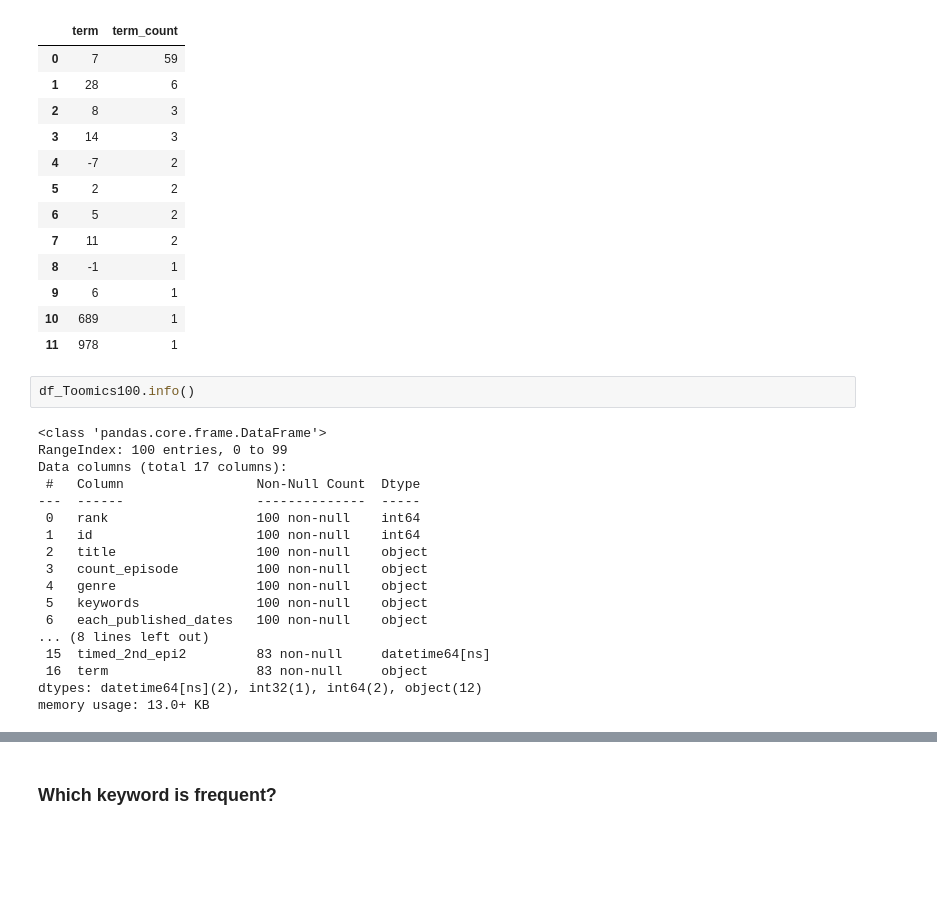
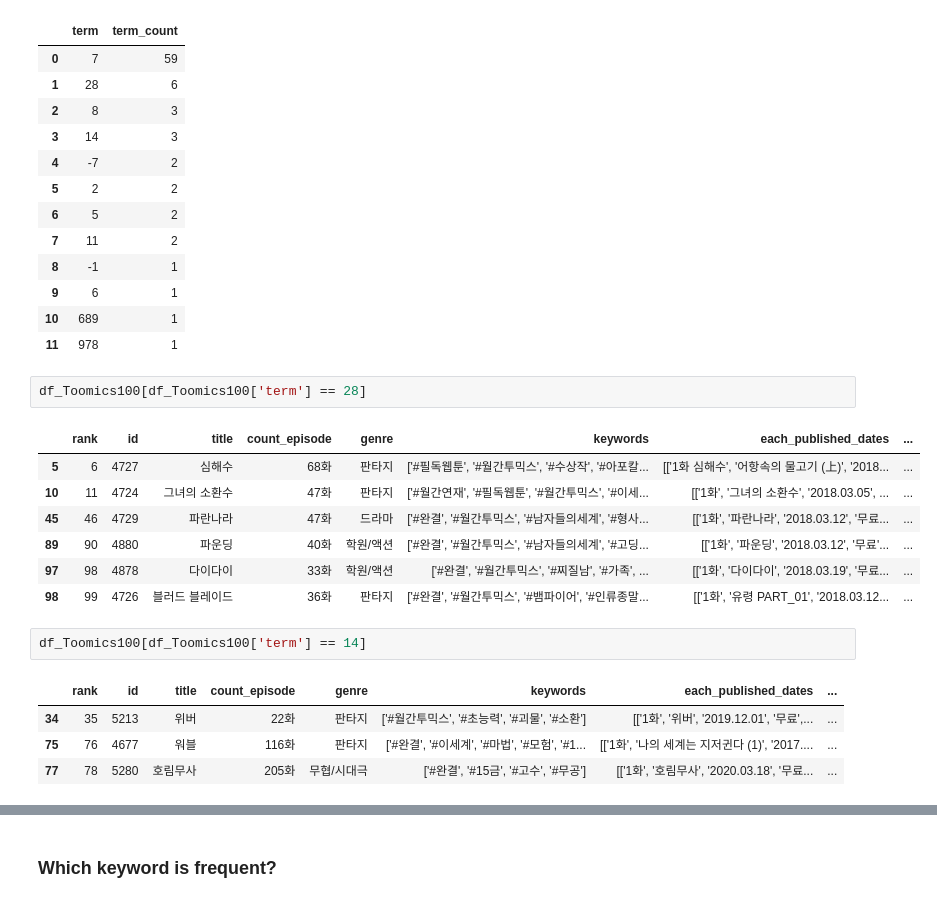
Before and after one commit to shinevol53/Webtoon, a Jupyter notebook: EDA_Toomics_Top100.ipynb, the cells around one changed output, grey strips where cells are left out. Drawn from its saved outputs; the diff is of its cells as text; blank space fills up the shorter version.

```diff
--- a/EDA_Toomics_Top100.ipynb
+++ b/EDA_Toomics_Top100.ipynb
@@ -268,23 +268,20 @@ df_sorted_term
 | 9 | 6 | 1 |
 | 10 | 689 | 1 |
 | 11 | 978 | 1 |
-# %%
-df_Toomics100.info()
-# %% [output]
-<class 'pandas.core.frame.DataFrame'>
-RangeIndex: 100 entries, 0 to 99
-Data columns (total 17 columns):
- #   Column                 Non-Null Count  Dtype
----  ------                 --------------  -----
- 0   rank                   100 non-null    int64
- 1   id                     100 non-null    int64
- 2   title                  100 non-null    object
- 3   count_episode          100 non-null    object
- 4   genre                  100 non-null    object
- 5   keywords               100 non-null    object
- 6   each_published_dates   100 non-null    object
-... (8 lines left out)
- 15  timed_2nd_epi2         83 non-null     datetime64[ns]
- 16  term                   83 non-null     object
-dtypes: datetime64[ns](2), int32(1), int64(2), object(12)
-memory usage: 13.0+ KB
+# %%
+df_Toomics100[df_Toomics100['term'] == 28]
+# %% [output]
+|  | rank | id | title | count_episode | genre | keywords | each_published_dates | ... |
+| 5 | 6 | 4727 | 심해수 | 68화 | 판타지 | ['#필독웹툰', '#월간투믹스', '#수상작', '#아포칼... | [['1화 심해수', '어항속의 물고기 (上)', '2018... | ... |
+| 10 | 11 | 4724 | 그녀의 소환수 | 47화 | 판타지 | ['#월간연재', '#필독웹툰', '#월간투믹스', '#이세... | [['1화', '그녀의 소환수', '2018.03.05', ... | ... |
+| 45 | 46 | 4729 | 파란나라 | 47화 | 드라마 | ['#완결', '#월간투믹스', '#남자들의세계', '#형사... | [['1화', '파란나라', '2018.03.12', '무료... | ... |
+| 89 | 90 | 4880 | 파운딩 | 40화 | 학원/액션 | ['#완결', '#월간투믹스', '#남자들의세계', '#고딩... | [['1화', '파운딩', '2018.03.12', '무료'... | ... |
+| 97 | 98 | 4878 | 다이다이 | 33화 | 학원/액션 | ['#완결', '#월간투믹스', '#찌질남', '#가족', ... | [['1화', '다이다이', '2018.03.19', '무료... | ... |
+| 98 | 99 | 4726 | 블러드 블레이드 | 36화 | 판타지 | ['#완결', '#월간투믹스', '#뱀파이어', '#인류종말... | [['1화', '유령 PART_01', '2018.03.12... | ... |
+# %%
+df_Toomics100[df_Toomics100['term'] == 14]
+# %% [output]
+|  | rank | id | title | count_episode | genre | keywords | each_published_dates | ... |
+| 34 | 35 | 5213 | 위버 | 22화 | 판타지 | ['#월간투믹스', '#초능력', '#괴물', '#소환'] | [['1화', '위버', '2019.12.01', '무료',... | ... |
+| 75 | 76 | 4677 | 워블 | 116화 | 판타지 | ['#완결', '#이세계', '#마법', '#모험', '#1... | [['1화', '나의 세계는 지저귄다 (1)', '2017.... | ... |
+| 77 | 78 | 5280 | 호림무사 | 205화 | 무협/시대극 | ['#완결', '#15금', '#고수', '#무공'] | [['1화', '호림무사', '2020.03.18', '무료... | ... |
```
Also changed, not shown: parts of 3 cells of this notebook.
